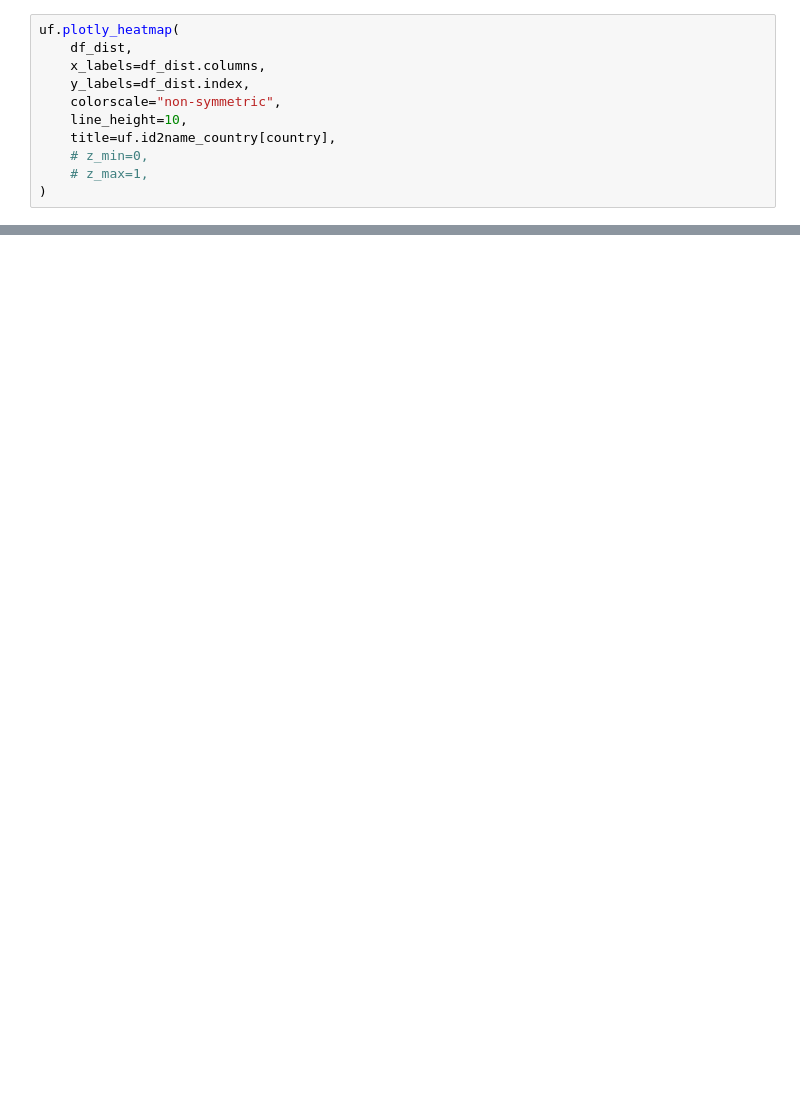
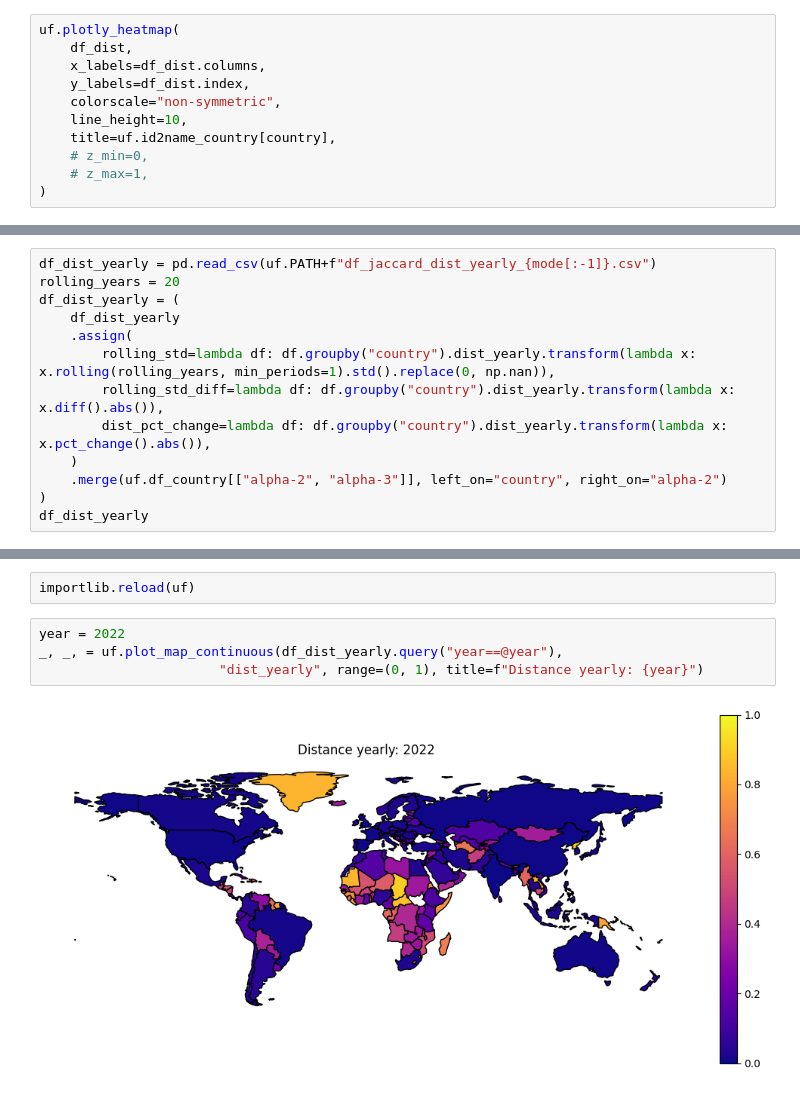
Before and after one commit to irivorobey/geoTopics, a Jupyter notebook: irina/jaccard_stability.ipynb, the cells around one changed output, grey strips where cells are left out. Drawn from its saved outputs; the diff is of its cells as text; blank space fills up the shorter version.

```diff
--- a/irina/jaccard_stability.ipynb
+++ b/irina/jaccard_stability.ipynb
@@ -78,0 +69,13 @@ df_dist_yearly.to_csv(uf.PATH+f"df_jaccard_dist_yearly_{mode[:-1]}.csv", index=F
+# %%
+df_dist_yearly = pd.read_csv(uf.PATH+f"df_jaccard_dist_yearly_{mode[:-1]}.csv")
+rolling_years = 20
+df_dist_yearly = (
+    df_dist_yearly
+    .assign(
+        rolling_std=lambda df: df.groupby("country").dist_yearly.transform(lambda x: x.rolling(rolling_years, min_periods=1).std().replace(0, np.nan)),
+        rolling_std_diff=lambda df: df.groupby("country").dist_yearly.transform(lambda x: x.diff().abs()),
+        dist_pct_change=lambda df: df.groupby("country").dist_yearly.transform(lambda x: x.pct_change().abs()),
+    )
+    .merge(uf.df_country[["alpha-2", "alpha-3"]], left_on="country", right_on="alpha-2")
+)
+df_dist_yearly
@@ -78,0 +92,8 @@ df_dist_yearly.to_csv(uf.PATH+f"df_jaccard_dist_yearly_{mode[:-1]}.csv", index=F
+# %%
+importlib.reload(uf)
+# %%
+year = 2022
+_, _, = uf.plot_map_continuous(df_dist_yearly.query("year==@year"),
+                       "dist_yearly", range=(0, 1), title=f"Distance yearly: {year}")
+# %% [output]
+[figure, added]
```
Also changed, not shown: parts of 13 cells of this notebook, 1 other file.
